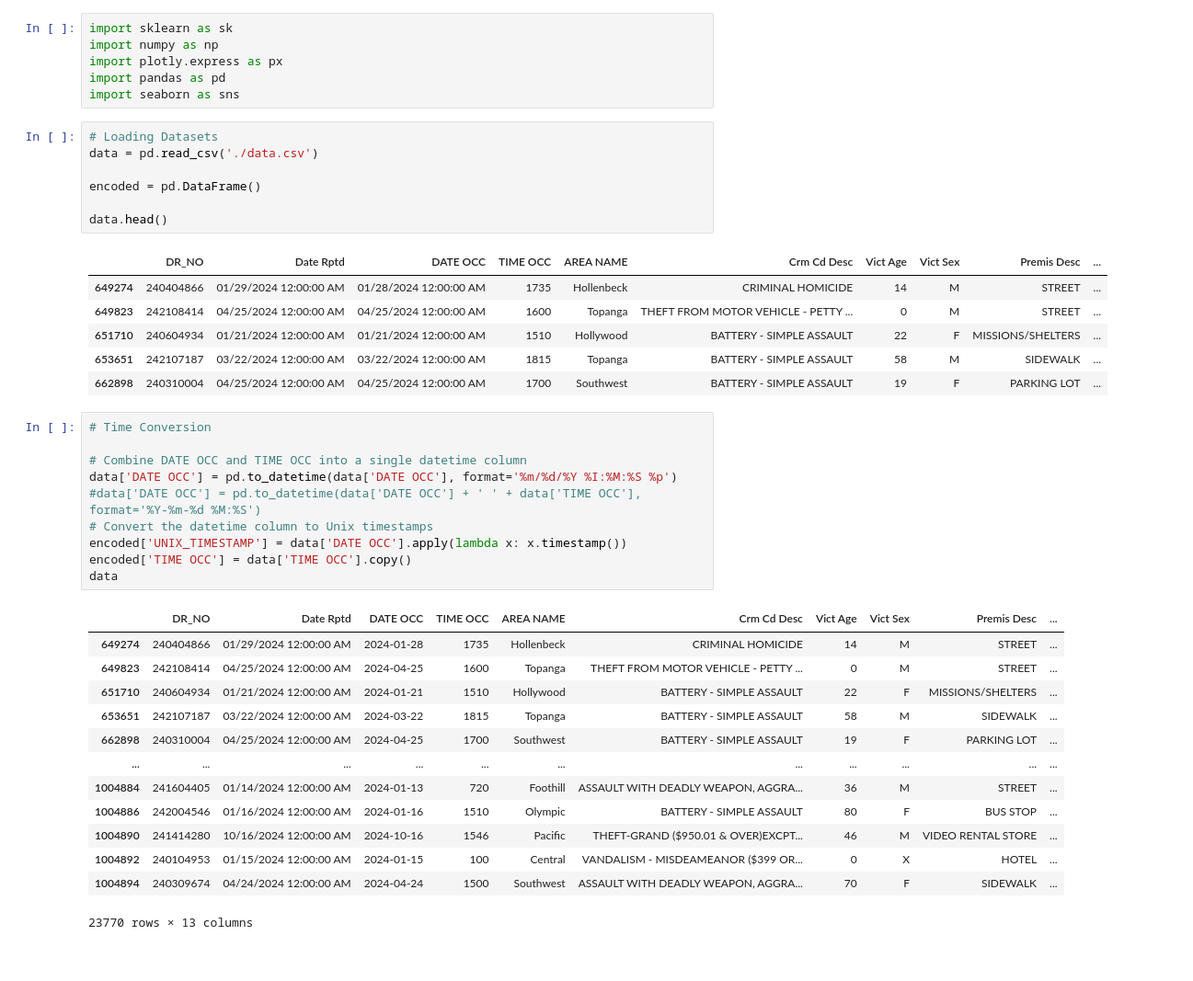
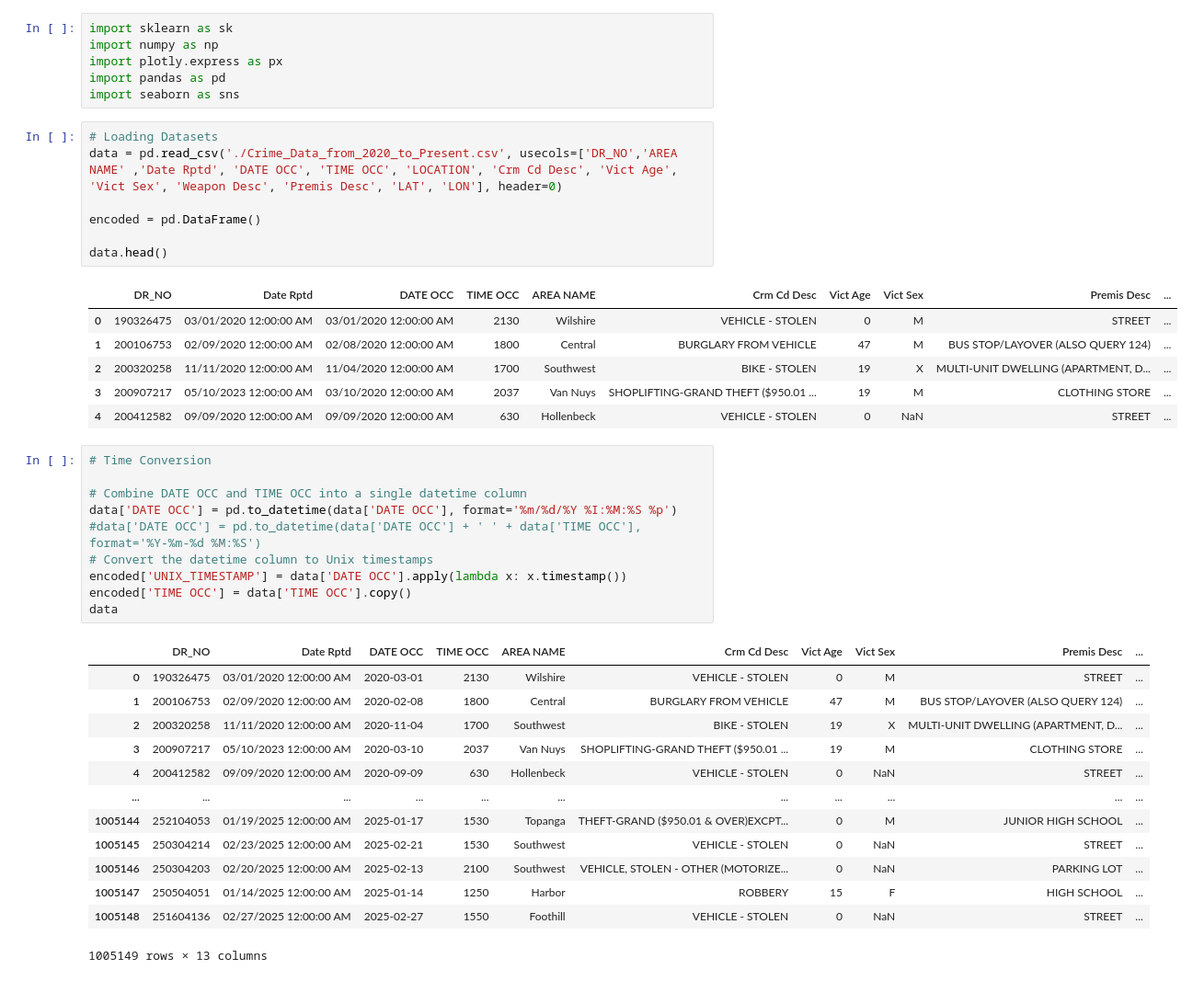
Before and after one commit to Maytastico/data-science-exam, a Jupyter notebook: classification.ipynb, the cells around one changed output. Shown at 92% size. Saved outputs shown, nothing was run; the diff lists cells and outputs as text.

```diff
--- a/classification.ipynb
+++ b/classification.ipynb
@@ -30,18 +30,18 @@ import pandas as pd
 import seaborn as sns
 # %%
 # Loading Datasets
-data = pd.read_csv('./data.csv')
+data = pd.read_csv('./Crime_Data_from_2020_to_Present.csv', usecols=['DR_NO','AREA NAME' ,'Date Rptd', 'DATE OCC', 'TIME OCC', 'LOCATION', 'Crm Cd Desc', 'Vict Age', 'Vict Sex', 'Weapon Desc', 'Premis Desc', 'LAT', 'LON'], header=0)
 
 encoded = pd.DataFrame()
 
 data.head()
 # %% [output]
 |  | DR_NO | Date Rptd | DATE OCC | TIME OCC | AREA NAME | Crm Cd Desc | Vict Age | Vict Sex | Premis Desc | ... |
-| 649274 | 240404866 | 01/29/2024 12:00:00 AM | 01/28/2024 12:00:00 AM | 1735 | Hollenbeck | CRIMINAL HOMICIDE | 14 | M | STREET | ... |
-| 649823 | 242108414 | 04/25/2024 12:00:00 AM | 04/25/2024 12:00:00 AM | 1600 | Topanga | THEFT FROM MOTOR VEHICLE - PETTY ... | 0 | M | STREET | ... |
-| 651710 | 240604934 | 01/21/2024 12:00:00 AM | 01/21/2024 12:00:00 AM | 1510 | Hollywood | BATTERY - SIMPLE ASSAULT | 22 | F | MISSIONS/SHELTERS | ... |
-| 653651 | 242107187 | 03/22/2024 12:00:00 AM | 03/22/2024 12:00:00 AM | 1815 | Topanga | BATTERY - SIMPLE ASSAULT | 58 | M | SIDEWALK | ... |
-| 662898 | 240310004 | 04/25/2024 12:00:00 AM | 04/25/2024 12:00:00 AM | 1700 | Southwest | BATTERY - SIMPLE ASSAULT | 19 | F | PARKING LOT | ... |
+| 0 | 190326475 | 03/01/2020 12:00:00 AM | 03/01/2020 12:00:00 AM | 2130 | Wilshire | VEHICLE - STOLEN | 0 | M | STREET | ... |
+| 1 | 200106753 | 02/09/2020 12:00:00 AM | 02/08/2020 12:00:00 AM | 1800 | Central | BURGLARY FROM VEHICLE | 47 | M | BUS STOP/LAYOVER (ALSO QUERY 124) | ... |
+| 2 | 200320258 | 11/11/2020 12:00:00 AM | 11/04/2020 12:00:00 AM | 1700 | Southwest | BIKE - STOLEN | 19 | X | MULTI-UNIT DWELLING (APARTMENT, D... | ... |
+| 3 | 200907217 | 05/10/2023 12:00:00 AM | 03/10/2020 12:00:00 AM | 2037 | Van Nuys | SHOPLIFTING-GRAND THEFT ($950.01 ... | 19 | M | CLOTHING STORE | ... |
+| 4 | 200412582 | 09/09/2020 12:00:00 AM | 09/09/2020 12:00:00 AM | 630 | Hollenbeck | VEHICLE - STOLEN | 0 | NaN | STREET | ... |
 # %%
 # Time Conversion
 
@@ -54,18 +54,18 @@ encoded['TIME OCC'] = data['TIME OCC'].copy()
 data
 # %% [output]
 |  | DR_NO | Date Rptd | DATE OCC | TIME OCC | AREA NAME | Crm Cd Desc | Vict Age | Vict Sex | Premis Desc | ... |
-| 649274 | 240404866 | 01/29/2024 12:00:00 AM | 2024-01-28 | 1735 | Hollenbeck | CRIMINAL HOMICIDE | 14 | M | STREET | ... |
-| 649823 | 242108414 | 04/25/2024 12:00:00 AM | 2024-04-25 | 1600 | Topanga | THEFT FROM MOTOR VEHICLE - PETTY ... | 0 | M | STREET | ... |
-| 651710 | 240604934 | 01/21/2024 12:00:00 AM | 2024-01-21 | 1510 | Hollywood | BATTERY - SIMPLE ASSAULT | 22 | F | MISSIONS/SHELTERS | ... |
-| 653651 | 242107187 | 03/22/2024 12:00:00 AM | 2024-03-22 | 1815 | Topanga | BATTERY - SIMPLE ASSAULT | 58 | M | SIDEWALK | ... |
-| 662898 | 240310004 | 04/25/2024 12:00:00 AM | 2024-04-25 | 1700 | Southwest | BATTERY - SIMPLE ASSAULT | 19 | F | PARKING LOT | ... |
+| 0 | 190326475 | 03/01/2020 12:00:00 AM | 2020-03-01 | 2130 | Wilshire | VEHICLE - STOLEN | 0 | M | STREET | ... |
+| 1 | 200106753 | 02/09/2020 12:00:00 AM | 2020-02-08 | 1800 | Central | BURGLARY FROM VEHICLE | 47 | M | BUS STOP/LAYOVER (ALSO QUERY 124) | ... |
+| 2 | 200320258 | 11/11/2020 12:00:00 AM | 2020-11-04 | 1700 | Southwest | BIKE - STOLEN | 19 | X | MULTI-UNIT DWELLING (APARTMENT, D... | ... |
+| 3 | 200907217 | 05/10/2023 12:00:00 AM | 2020-03-10 | 2037 | Van Nuys | SHOPLIFTING-GRAND THEFT ($950.01 ... | 19 | M | CLOTHING STORE | ... |
+| 4 | 200412582 | 09/09/2020 12:00:00 AM | 2020-09-09 | 630 | Hollenbeck | VEHICLE - STOLEN | 0 | NaN | STREET | ... |
 | ... | ... | ... | ... | ... | ... | ... | ... | ... | ... | ... |
-| 1004884 | 241604405 | 01/14/2024 12:00:00 AM | 2024-01-13 | 720 | Foothill | ASSAULT WITH DEADLY WEAPON, AGGRA... | 36 | M | STREET | ... |
-| 1004886 | 242004546 | 01/16/2024 12:00:00 AM | 2024-01-16 | 1510 | Olympic | BATTERY - SIMPLE ASSAULT | 80 | F | BUS STOP | ... |
-| 1004890 | 241414280 | 10/16/2024 12:00:00 AM | 2024-10-16 | 1546 | Pacific | THEFT-GRAND ($950.01 & OVER)EXCPT... | 46 | M | VIDEO RENTAL STORE | ... |
-| 1004892 | 240104953 | 01/15/2024 12:00:00 AM | 2024-01-15 | 100 | Central | VANDALISM - MISDEAMEANOR ($399 OR... | 0 | X | HOTEL | ... |
-| 1004894 | 240309674 | 04/24/2024 12:00:00 AM | 2024-04-24 | 1500 | Southwest | ASSAULT WITH DEADLY WEAPON, AGGRA... | 70 | F | SIDEWALK | ... |
+| 1005144 | 252104053 | 01/19/2025 12:00:00 AM | 2025-01-17 | 1530 | Topanga | THEFT-GRAND ($950.01 & OVER)EXCPT... | 0 | M | JUNIOR HIGH SCHOOL | ... |
+| 1005145 | 250304214 | 02/23/2025 12:00:00 AM | 2025-02-21 | 1530 | Southwest | VEHICLE - STOLEN | 0 | NaN | STREET | ... |
+| 1005146 | 250304203 | 02/20/2025 12:00:00 AM | 2025-02-13 | 2100 | Southwest | VEHICLE, STOLEN - OTHER (MOTORIZE... | 0 | NaN | PARKING LOT | ... |
+| 1005147 | 250504051 | 01/14/2025 12:00:00 AM | 2025-01-14 | 1250 | Harbor | ROBBERY | 15 | F | HIGH SCHOOL | ... |
+| 1005148 | 251604136 | 02/27/2025 12:00:00 AM | 2025-02-27 | 1550 | Foothill | VEHICLE - STOLEN | 0 | NaN | STREET | ... |
-23770 rows × 13 columns
+1005149 rows × 13 columns
 # %%
 from sklearn.preprocessing import LabelEncoder
 
```
Also changed, not shown: parts of 3 cells of this notebook, 4 other files.
